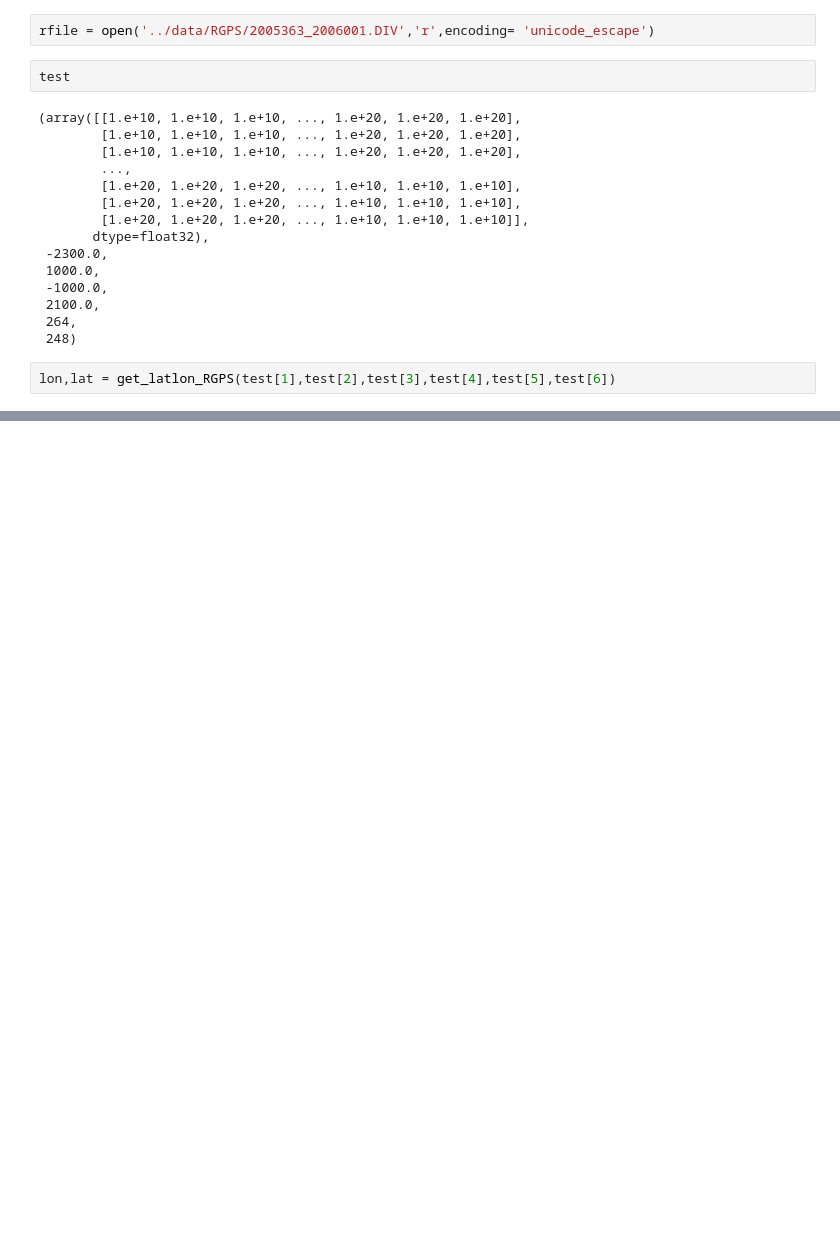
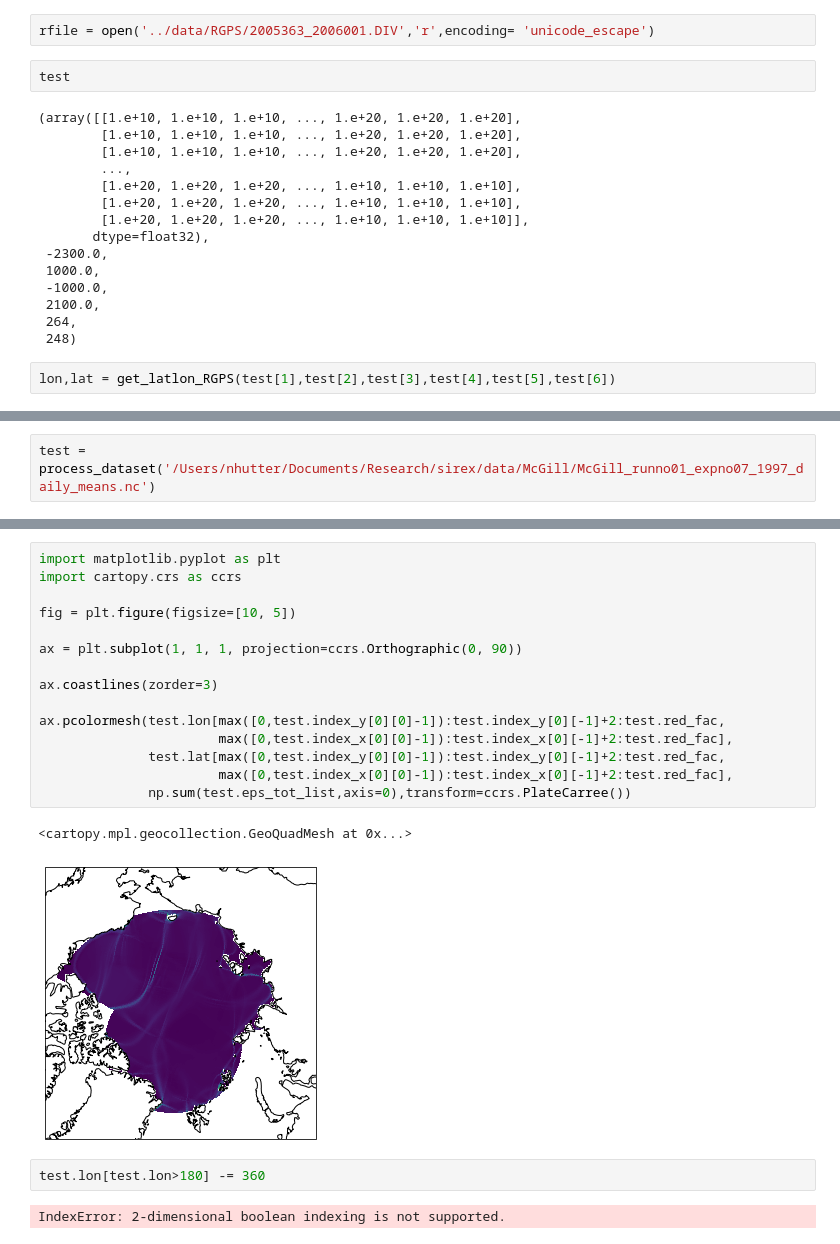
Before and after one commit to nhutter/lkf_tools, a Jupyter notebook: notebooks/detection_tutorial.ipynb, the cells around one changed output, grey strips where cells are left out. Drawn from its saved outputs; the diff is of its cells as text; blank space fills up the shorter version.

```diff
--- a/notebooks/detection_tutorial.ipynb
+++ b/notebooks/detection_tutorial.ipynb
@@ -35,0 +56,2 @@ lon,lat = get_latlon_RGPS(test[1],test[2],test[3],test[4],test[5],test[6])
+# %%
+test = process_dataset('/Users/nhutter/Documents/Research/sirex/data/McGill/McGill_runno01_expno07_1997_daily_means.nc')
@@ -35,0 +64,22 @@ lon,lat = get_latlon_RGPS(test[1],test[2],test[3],test[4],test[5],test[6])
+# %%
+import matplotlib.pyplot as plt
+import cartopy.crs as ccrs
+
+fig = plt.figure(figsize=[10, 5])
+
+ax = plt.subplot(1, 1, 1, projection=ccrs.Orthographic(0, 90))
+
+ax.coastlines(zorder=3)
+
+ax.pcolormesh(test.lon[max([0,test.index_y[0][0]-1]):test.index_y[0][-1]+2:test.red_fac,
+                       max([0,test.index_x[0][0]-1]):test.index_x[0][-1]+2:test.red_fac],
+              test.lat[max([0,test.index_y[0][0]-1]):test.index_y[0][-1]+2:test.red_fac,
+                       max([0,test.index_x[0][0]-1]):test.index_x[0][-1]+2:test.red_fac],
+              np.sum(test.eps_tot_list,axis=0),transform=ccrs.PlateCarree())
+# %% [output]
+<cartopy.mpl.geocollection.GeoQuadMesh at 0x...>
+[figure, added]
+# %%
+test.lon[test.lon>180] -= 360
+# %% [output]
+IndexError: 2-dimensional boolean indexing is not supported.
```
Also changed, not shown: parts of 5 cells of this notebook, 4 other files.
